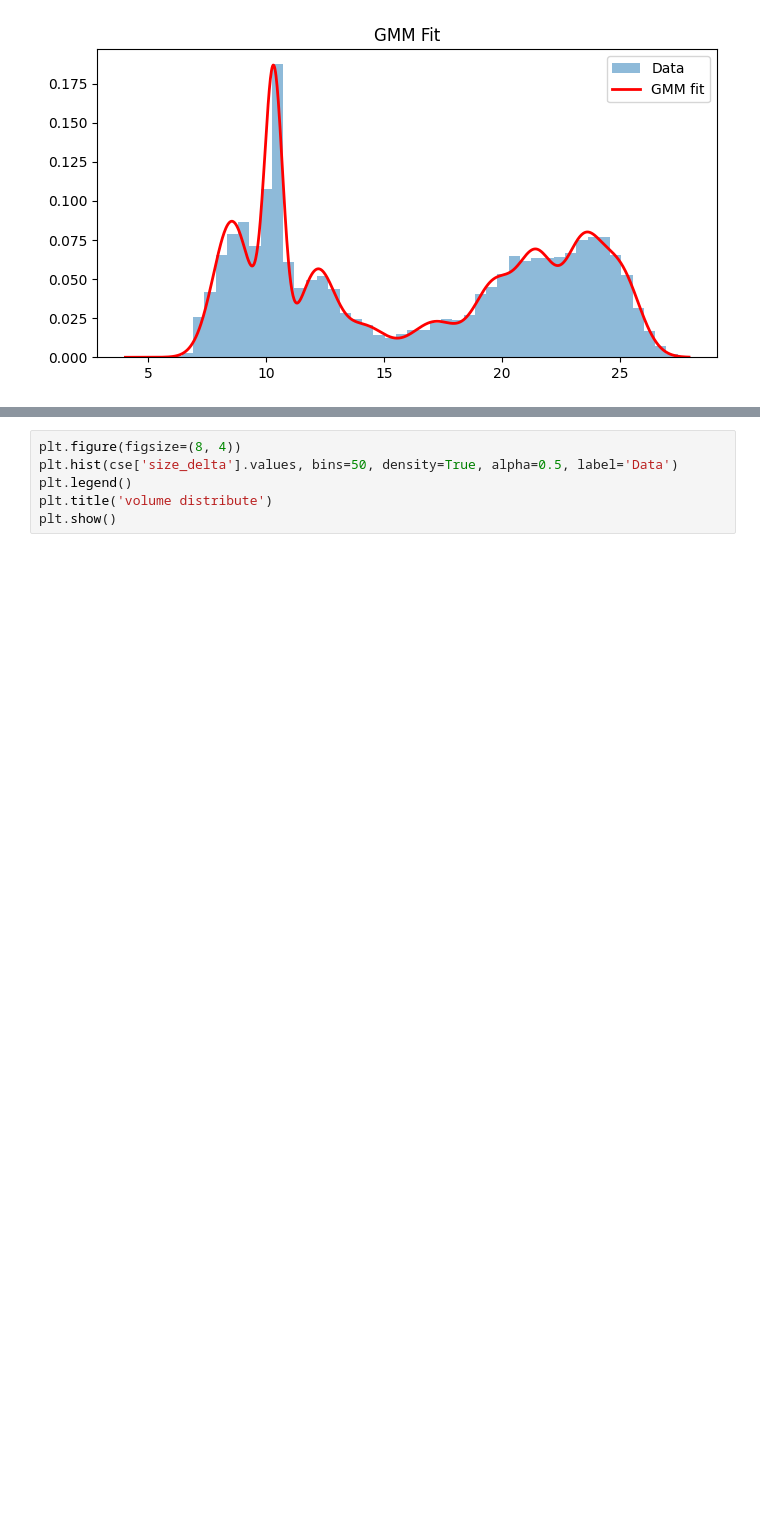
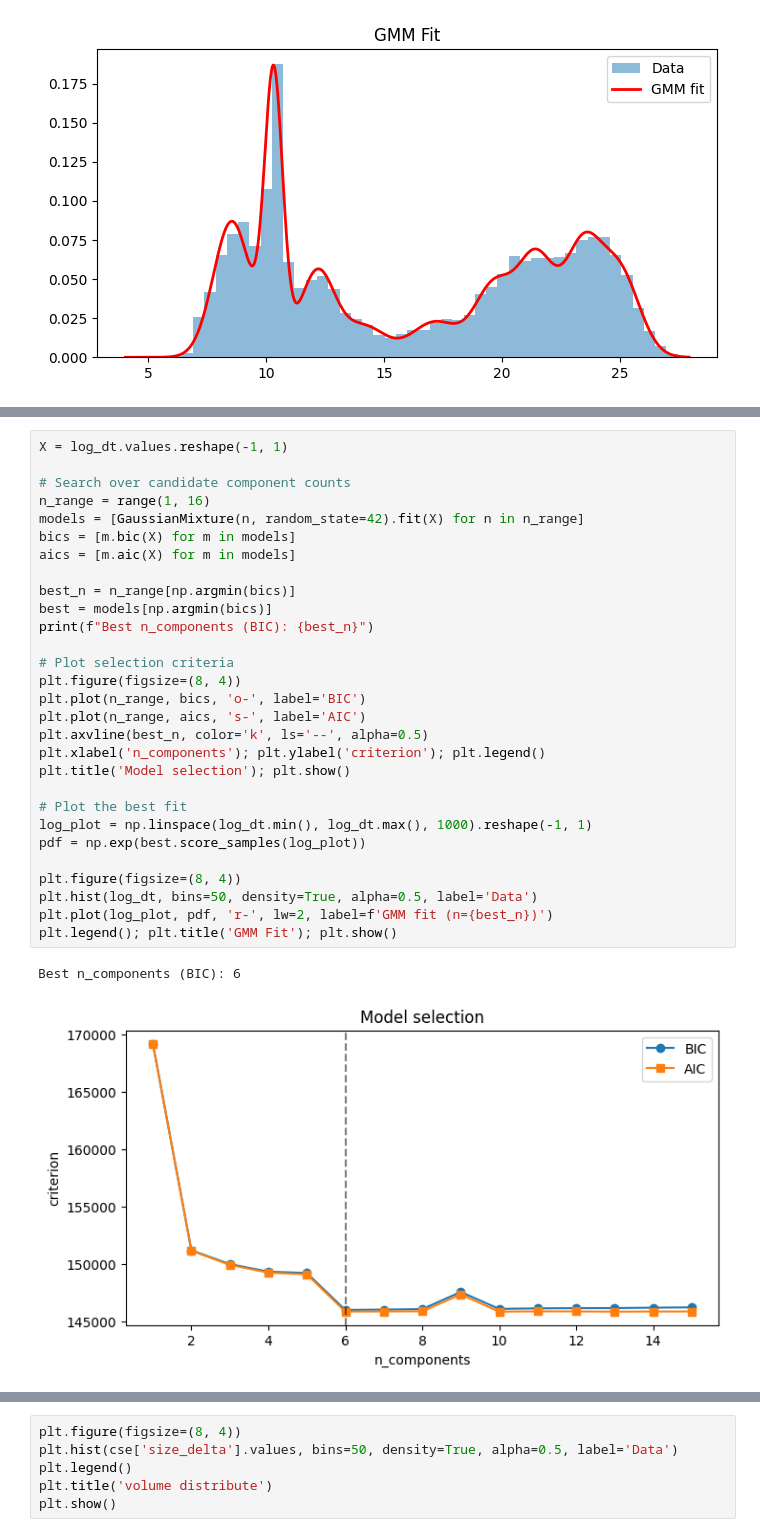
Before and after one commit to chenyu0516/jax_lob_wm, a Jupyter notebook: script/data_process.ipynb, the cells around one changed output, grey strips where cells are left out. Saved outputs shown, nothing was run; the diff lists cells and outputs as text; blank space fills up the shorter version.

```diff
--- a/script/data_process.ipynb
+++ b/script/data_process.ipynb
@@ -484,0 +411,32 @@ Active components: 7 / 7
+# %%
+X = log_dt.values.reshape(-1, 1)
+
+# Search over candidate component counts
+n_range = range(1, 16)
+models = [GaussianMixture(n, random_state=42).fit(X) for n in n_range]
+bics = [m.bic(X) for m in models]
+aics = [m.aic(X) for m in models]
+
+best_n = n_range[np.argmin(bics)]
+best = models[np.argmin(bics)]
+print(f"Best n_components (BIC): {best_n}")
+
+# Plot selection criteria
+plt.figure(figsize=(8, 4))
+plt.plot(n_range, bics, 'o-', label='BIC')
+plt.plot(n_range, aics, 's-', label='AIC')
+plt.axvline(best_n, color='k', ls='--', alpha=0.5)
+plt.xlabel('n_components'); plt.ylabel('criterion'); plt.legend()
+plt.title('Model selection'); plt.show()
+
+# Plot the best fit
+log_plot = np.linspace(log_dt.min(), log_dt.max(), 1000).reshape(-1, 1)
+pdf = np.exp(best.score_samples(log_plot))
+
+plt.figure(figsize=(8, 4))
+plt.hist(log_dt, bins=50, density=True, alpha=0.5, label='Data')
+plt.plot(log_plot, pdf, 'r-', lw=2, label=f'GMM fit (n={best_n})')
+plt.legend(); plt.title('GMM Fit'); plt.show()
+# %% [output]
+Best n_components (BIC): 6
+[figure, added]
```
Also changed, not shown: parts of 21 cells of this notebook, 10 other files.
